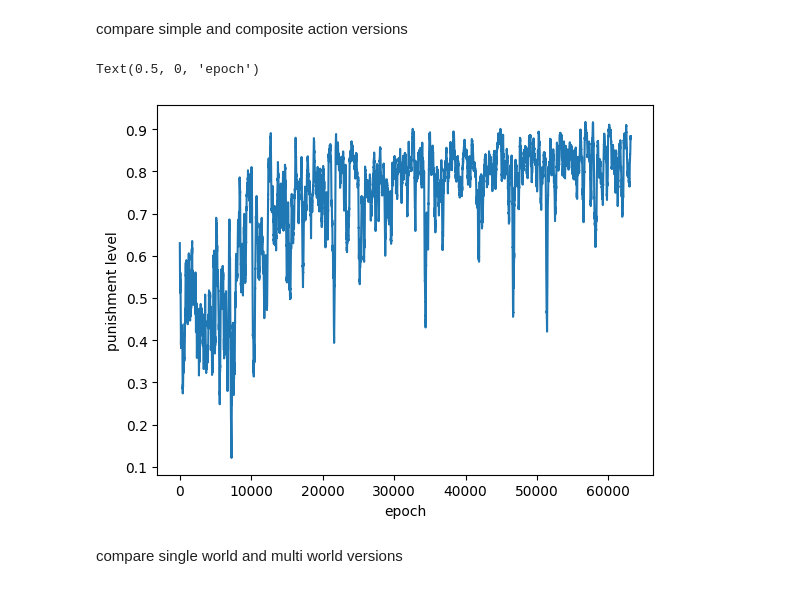
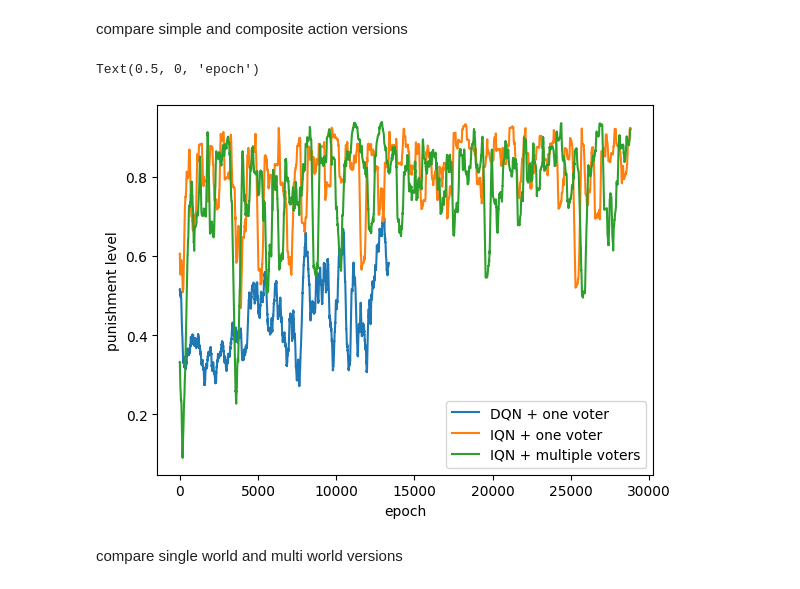
Before and after one commit to social-ai-uoft/sorrel, a Jupyter notebook: examples/state_punishment/analysis/analysis_v2.ipynb, the cells around one changed output. Drawn from its saved outputs; the diff is of its cells as text; code cells hidden in the pictures.

```diff
--- a/examples/state_punishment/analysis/analysis_v2.ipynb
+++ b/examples/state_punishment/analysis/analysis_v2.ipynb
@@ -580,7 +579,7 @@ collective_processed = [[np.array(list(itertools.chain(*agent_condition_data)))
                         for condition_data in collective]
 collective_rs_ = [np.mean(trim_and_calculate_mean(collective_processed[i]), axis=0) for i in range(len(collective_processed))]
 # %%
-labels = ['silly rule', 'important rule', 'important rule (transfer)']
+labels = ['DQN + one voter', 'IQN + one voter', 'IQN + multiple voters']
 
 alpha = 0.2
 wsize = 500
@@ -609,10 +608,9 @@ NameError: name 'collective_processed' is not defined
 encounter: all resources
 # %%
 folders = [
-    # 'Study1_experiment_cond_stacked_view_simple_actions_3agents_respawn_0.04_s1_r1_seed3_20250507-18051746658070',
-    'Study1_experiment_cond_v2_improved_punishment_scheme_stacked_view_simple_actions_3agents_respawn_0.04_s1_r1_seed3_20250603-11061748963658',
-    # 'Study1_control_only_taboo_cond_stacked_view_simple_actions_3agents_respawn_0.04_s1_r1_seed3_20250522-16051747946616',
-    # 'Study1_control_only_taboo_transfer_from_exp_cond_stacked_view_simple_actions_3agents_respawn_0.04_s1_r1_seed3_20250526-21051748308104'
+       'Study1_experiment_cond_v3_one_voter_dqn_stacked_view_simple_actions_memory_issue_solved_3agents_respawn_0.04_s1_r1_seed3_20250723-17071753304408',
+    'Study1_experiment_cond_v3_one_voter_stacked_view_simple_actions_memory_issue_solved_3agents_respawn_0.04_s1_r1_seed3_20250720-20071753056106',
+    'Study1_experiment_cond_v3_AB0harm_scheme_stacked_view_simple_actions_memory_issue_solved_3agents_respawn_0.04_s1_r1_seed3_20250720-19071753055581'
 ]
 entity_names = ['Encounters_A', 'Encounters_B', 'Encounters_C', 'Encounters_D', 'Encounters_E']
 total_all_entities = {}
@@ -653,13 +651,13 @@ fig, axes = plt.subplots(1, len(entity_names), figsize=(4*len(entity_names),4))
 wsize = 300
 for i in range(len(entity_names)):
     for j in range(len(total_all_entities[entity_names[i]])):
-        axes[i].plot(rolling_average(total_all_entities[entity_names[i]][j], wsize), label=['silly rule', 'important rule', 'important rule (transfer)'][j])
+        axes[i].plot(rolling_average(total_all_entities[entity_names[i]][j], wsize), label=['DQN + one voter', 'IQN + one voter', 'IQN + multiple voters'][j])
     axes[i].set_title(i)
     if i == 0:
         axes[i].set_ylabel('Frequency', fontsize=20)
         axes[i].legend(title='Badness level', fontsize=14)
         # axes[i].set_xlabel('epoch', fontsize=20)
-    axes[i].set_ylim([0, 2])
+    axes[i].set_ylim([0, 3.2])
 
 plt.suptitle('Encounters (by Badness level)')
 # %% [output]
@@ -976,10 +974,10 @@ Text(0.5, 0.98, 'Bone')
 wall
 # %%
 folders = [
-    # 'Study1_experiment_cond_stacked_view_simple_actions_3agents_respawn_0.04_s1_r1_seed3_20250507-18051746658070',
-    # 'Study1_control_only_taboo_cond_stacked_view_simple_actions_3agents_respawn_0.04_s1_r1_seed3_20250522-16051747946616',
-    # 'Study1_control_only_taboo_transfer_from_exp_cond_stacked_view_simple_actions_3agents_respawn_0.04_s1_r1_seed3_20250526-21051748308104'
-    "Study1_experiment_cond_v2_improved_punishment_scheme_stacked_view_simple_actions_3agents_respawn_0.04_s1_r1_seed3_20250603-11061748963658"
+    # "Study1_experiment_cond_v2_improved_punishment_scheme_stacked_view_simple_actions_3agents_respawn_0.04_s1_r1_seed3_20250603-11061748963658"
+    'Study1_experiment_cond_v3_one_voter_dqn_stacked_view_simple_actions_memory_issue_solved_3agents_respawn_0.04_s1_r1_seed3_20250723-17071753304408',
+    'Study1_experiment_cond_v3_one_voter_stacked_view_simple_actions_memory_issue_solved_3agents_respawn_0.04_s1_r1_seed3_20250720-20071753056106',
+    'Study1_experiment_cond_v3_AB0harm_scheme_stacked_view_simple_actions_memory_issue_solved_3agents_respawn_0.04_s1_r1_seed3_20250720-19071753055581'
 ]
 
 entity_name = 'Wall'
@@ -999,7 +997,7 @@ for ixs, folder in enumerate(folders):
             data = pd.read_csv(os.path.join(sub_dir, file))
             collective[ixs].append(data['Value'].to_numpy()[:])
 
-collective_ = [np.mean(collective[i], axis=0) for i in range(len(collective))]
+collective_ = [np.mean(trim_and_calculate_mean(collective[i]), axis=0) for i in range(len(collective))]
 # %%
 # combine different checkpoints
 
@@ -1047,13 +1045,15 @@ collective_ = [np.mean(trim_and_calculate_mean(collective_processed[i]), axis=0)
 labels = ['2 Aagents', '3 Aagents', '6 Aagents']
 labels = ['silly rule', 'normal rule (nonlinear)', 'normal rule (linear)']
 labels = ['silly rule', 'important rule', 'important rule (transfer)']
+labels = ['DQN + one voter', 'IQN + one voter', 'IQN + multiple voters']
 
 alpha = 0.2
-wsize = 100
+wsize = 300
 for ixs, d in enumerate(collective_):
     # plt.plot(exponential_moving_average(d, alpha), label=labels[ixs])
     plt.plot(rolling_average(d, wsize), label=labels[ixs])
 plt.legend()
 plt.title('Wall')
+plt.ylabel('Frequency')
 # plt.xticks([10000*i for i in range(11)], [f'{i}e+4' for i in range(11)], rotation=30);
 # %% [output]
@@ -1065,37 +1065,37 @@ state_punishment_level
 compare simple and composite action versions
 # %%
 folders = [
-    # 'Study1_experiment_cond_stacked_view_simple_actions_3agents_respawn_0.04_s1_r1_seed3_20250507-18051746658070',
-    # 'Study1_control_only_taboo_cond_stacked_view_simple_actions_3agents_respawn_0.04_s1_r1_seed3_20250522-16051747946616',
-    # 'Study1_control_only_taboo_transfer_from_exp_cond_stacked_view_simple_actions_3agents_respawn_0.04_s1_r1_seed3_20250526-21051748308104',
-    "Study1_experiment_cond_v2_improved_punishment_scheme_stacked_view_simple_actions_3agents_respawn_0.04_s1_r1_seed3_20250603-11061748963658"
+    # "Study1_experiment_cond_v2_improved_punishment_scheme_stacked_view_simple_actions_3agents_respawn_0.04_s1_r1_seed3_20250603-11061748963658"
+    'Study1_experiment_cond_v3_one_voter_dqn_stacked_view_simple_actions_memory_issue_solved_3agents_respawn_0.04_s1_r1_seed3_20250723-17071753304408',
+    'Study1_experiment_cond_v3_one_voter_stacked_view_simple_actions_memory_issue_solved_3agents_respawn_0.04_s1_r1_seed3_20250720-20071753056106',
+    'Study1_experiment_cond_v3_AB0harm_scheme_stacked_view_simple_actions_memory_issue_solved_3agents_respawn_0.04_s1_r1_seed3_20250720-19071753055581'
 ]
 collective = [[] for _ in range(len(folders))]
 for ixs, folder in enumerate(folders):
     parent_dir = os.path.join('res', folder)
     files = os.listdir(parent_dir)
 
     for f in files:
         if 'state_punishment_level_avg' in f:
             data = pd.read_csv(os.path.join(parent_dir, f))
             collective[ixs].append(data['Value'].to_numpy()[:])
 collective_ = [np.mean(trim_and_calculate_mean(collective[i]), axis=0) for i in range(len(collective))]
 
-labels = ['silly rule', 'important rule', 'important rule (transfer)']
+labels = ['DQN + one voter', 'IQN + one voter', 'IQN + multiple voters']
 
 
 alpha = 0.2
-wsize = 200
+wsize = 400
 for ixs, d in enumerate(collective_):
     # plt.plot(exponential_moving_average(d, alpha), label=labels[ixs])
     plt.plot(rolling_average(d, wsize), label=labels[ixs])
-# plt.legend()
+plt.legend()
 plt.ylabel('punishment level')
 plt.xlabel('epoch')
 # plt.title('punishment prob (3 agents)')
 # %% [output]
 Text(0.5, 0, 'epoch')
-[figure, old version]
+[figure, new version]
 # %% [markdown]
 compare single world and multi world versions
 # %%
```
Also changed, not shown: parts of 5 cells of this notebook, 5 other files.
